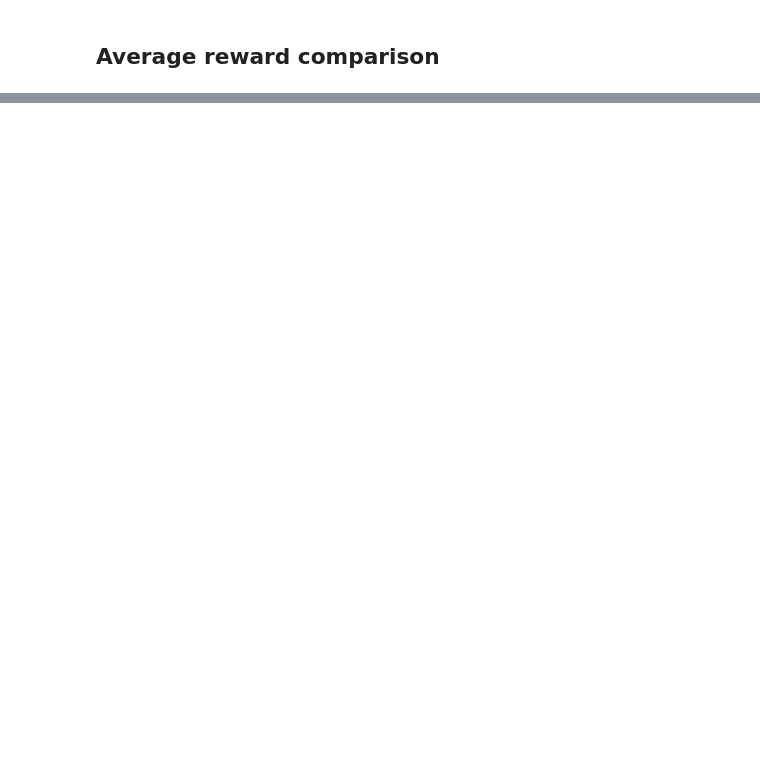
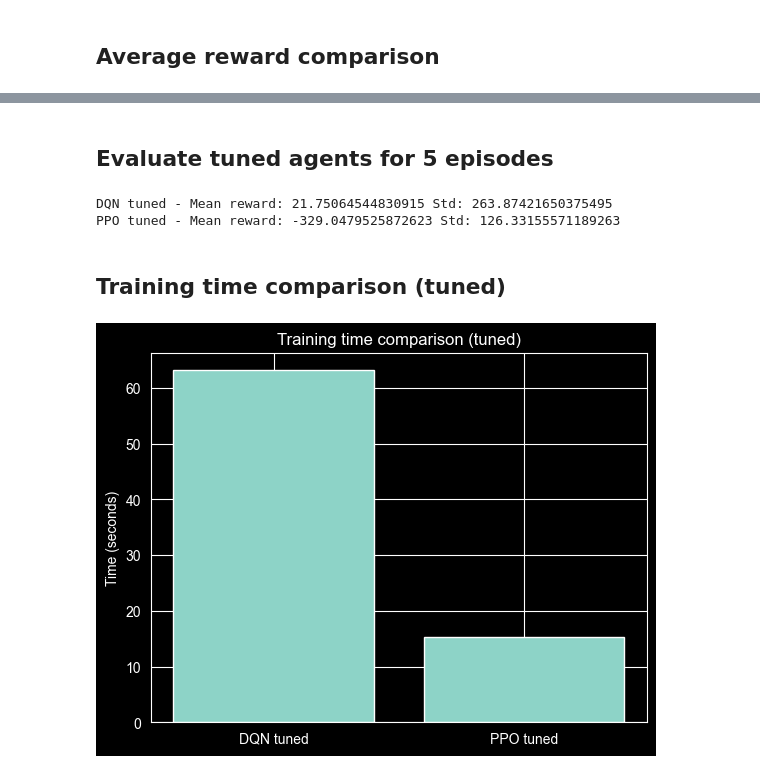
Before and after one commit to thanasisxan/AI-101-Machine-Learning, a Jupyter notebook: Exercise-9/rl-lunar-lander.ipynb, the cells around one changed output, grey strips where cells are left out. Cells and saved outputs as stored; diff of their text form; code cells hidden in the pictures; blank space fills up the shorter version.

```diff
--- a/Exercise-9/rl-lunar-lander.ipynb
+++ b/Exercise-9/rl-lunar-lander.ipynb
@@ -303,0 +355,20 @@ plt.show()
+# %%
+env = gym.make("LunarLander-v3")
+
+ppo_model_tuned = PPO(
+    "MlpPolicy",
+    env,
+    n_steps=1024,
+    batch_size=64,
+    gae_lambda=0.98,
+    gamma=0.999,
+    n_epochs=4,
+    ent_coef=0.01,
+    verbose=1
+)
+
+start_time = time.time()
+ppo_model_tuned.learn(total_timesteps=100000)
+ppo_tuned_training_time = time.time() - start_time
+
+print("PPO tuned training time:", ppo_tuned_training_time, "seconds")
@@ -303,0 +393,22 @@ plt.show()
+# %% [markdown]
+## Evaluate tuned agents for 5 episodes
+# %%
+env = gym.make("LunarLander-v3")
+
+dqn_tuned_mean, dqn_tuned_std = evaluate_policy(dqn_model_tuned, env, n_eval_episodes=5)
+print("DQN tuned - Mean reward:", dqn_tuned_mean, "Std:", dqn_tuned_std)
+
+ppo_tuned_mean, ppo_tuned_std = evaluate_policy(ppo_model_tuned, env, n_eval_episodes=5)
+print("PPO tuned - Mean reward:", ppo_tuned_mean, "Std:", ppo_tuned_std)
+# %% [output]
+DQN tuned - Mean reward: 21.75064544830915 Std: 263.87421650375495
+PPO tuned - Mean reward: -329.0479525872623 Std: 126.33155571189263
+# %% [markdown]
+## Training time comparison (tuned)
+# %%
+plt.bar(["DQN tuned", "PPO tuned"], [dqn_tuned_training_time, ppo_tuned_training_time])
+plt.ylabel("Time (seconds)")
+plt.title("Training time comparison (tuned)")
+plt.show()
+# %% [output]
+[figure, added]
```
Also changed, not shown: parts of 18 cells of this notebook, 3 other files.
